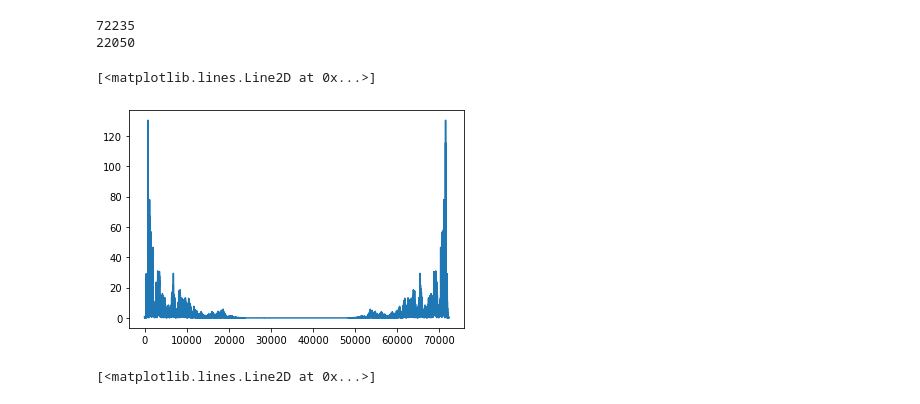
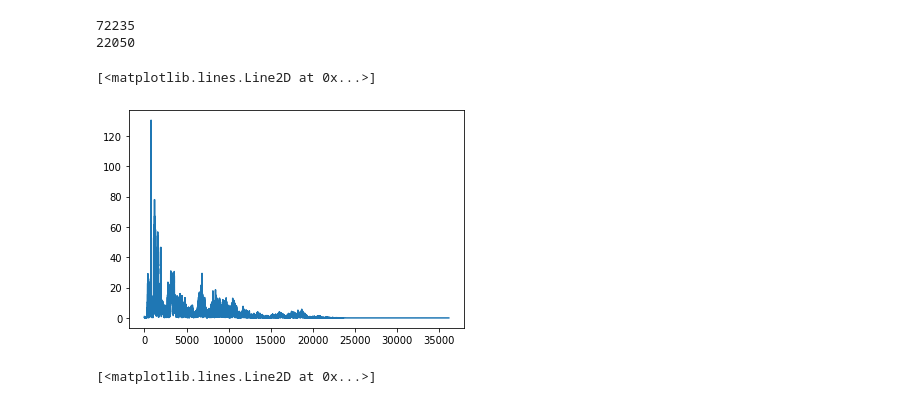
Before and after one commit to victorarjona2/python, a Jupyter notebook: masters-program/spring-2021/math-668/math-668-project-not-stolen-ssn.ipynb, the cells around one changed output. Drawn from its saved outputs; the diff is of its cells as text; code cells hidden in the pictures.

Commit message:
fixed plot for project; householder2hamburger in process

```diff
--- a/masters-program/spring-2021/math-668/math-668-project-not-stolen-ssn.ipynb
+++ b/masters-program/spring-2021/math-668/math-668-project-not-stolen-ssn.ipynb
@@ -42,10 +42,10 @@ xf = np.linspace(0, duration_of_sound/2)
 72235
 22050
 # %%
-plt.plot(np.abs(yf))
+plt.plot(np.abs(yf[:len(yf)//2]))
 # %% [output]
 [<matplotlib.lines.Line2D at 0x...>]
-[figure, old version]
+[figure, new version]
 # %%
 # %% [output]
 [<matplotlib.lines.Line2D at 0x...>]
```
Also changed, not shown: 1 other file.
